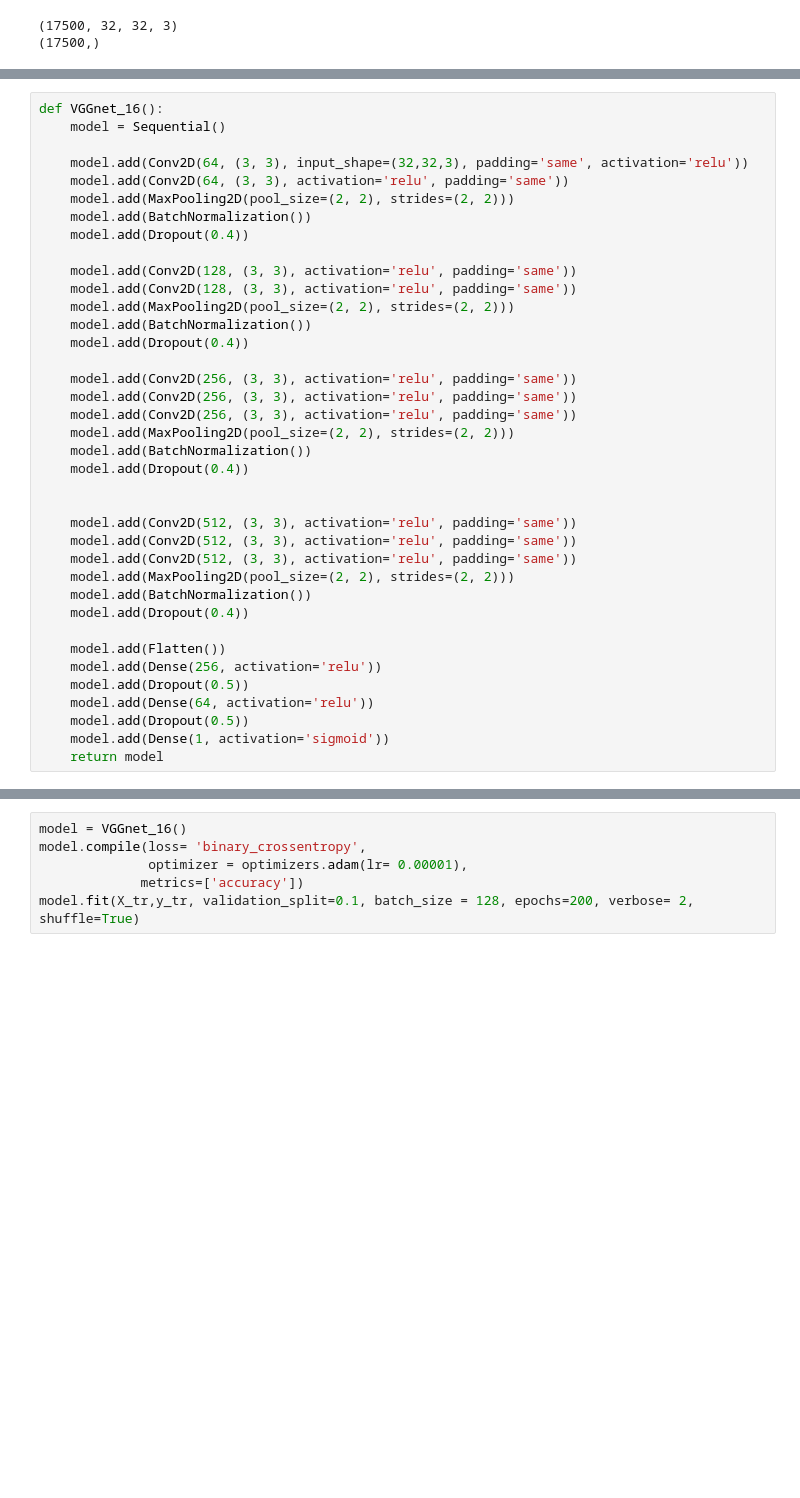
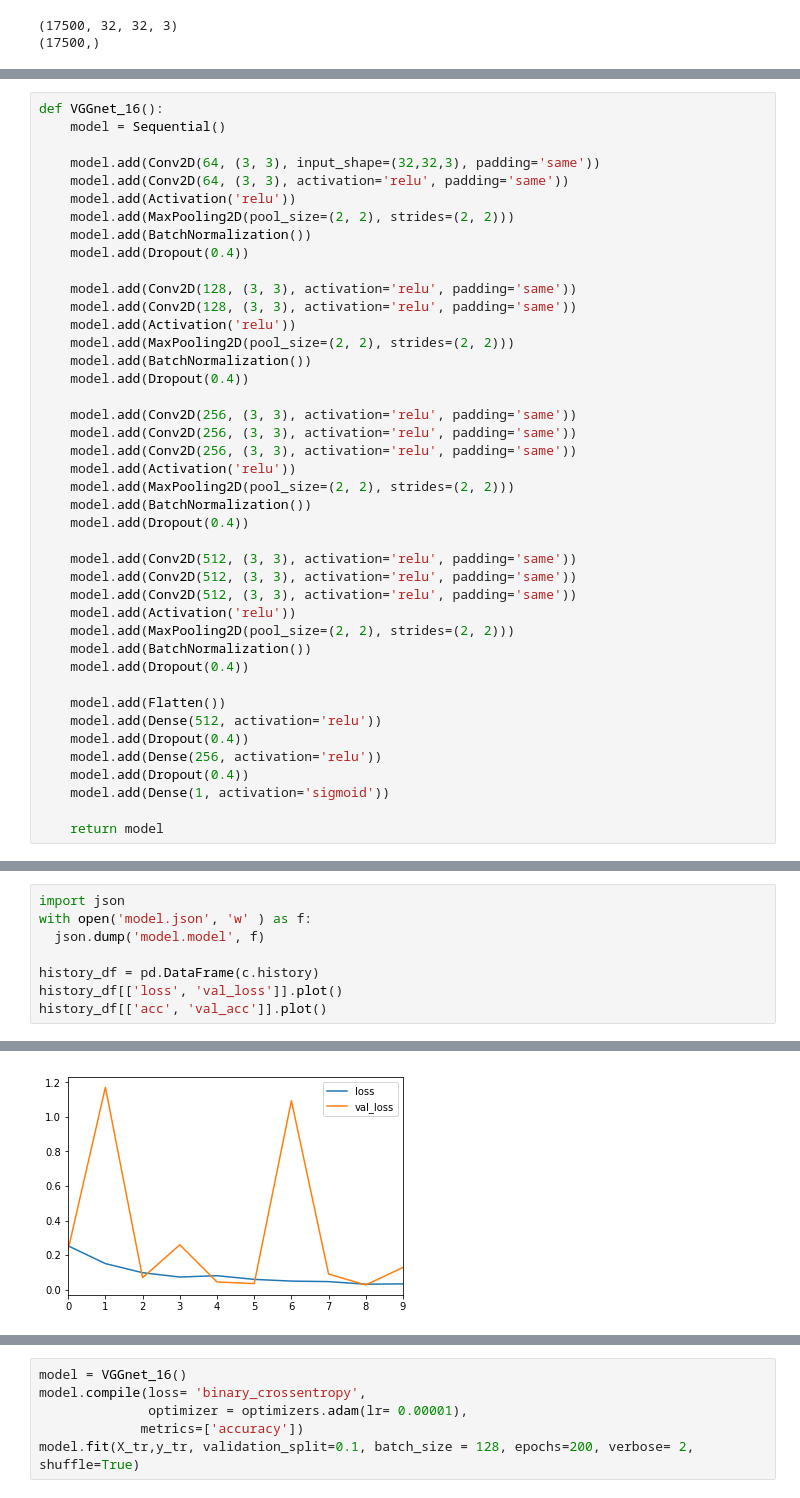
Before and after one commit to redman157/HocML, a Jupyter notebook: object_cactus.ipynb, the cells around one changed output, grey strips where cells are left out. Saved outputs shown, nothing was run; the diff lists cells and outputs as text; blank space fills up the shorter version.

```diff
--- a/object_cactus.ipynb
+++ b/object_cactus.ipynb
@@ -240,14 +281,16 @@ model.fit(X_tr,y_tr, validation_split=0.1, batch_size = 128, epochs=50, verbose=
 def VGGnet_16():
     model = Sequential()
 
-    model.add(Conv2D(64, (3, 3), input_shape=(32,32,3), padding='same', activation='relu'))
+    model.add(Conv2D(64, (3, 3), input_shape=(32,32,3), padding='same'))
     model.add(Conv2D(64, (3, 3), activation='relu', padding='same'))
+    model.add(Activation('relu'))
     model.add(MaxPooling2D(pool_size=(2, 2), strides=(2, 2)))
     model.add(BatchNormalization())
     model.add(Dropout(0.4))
 
     model.add(Conv2D(128, (3, 3), activation='relu', padding='same'))
     model.add(Conv2D(128, (3, 3), activation='relu', padding='same'))
+    model.add(Activation('relu'))
     model.add(MaxPooling2D(pool_size=(2, 2), strides=(2, 2)))
     model.add(BatchNormalization())
     model.add(Dropout(0.4))
@@ -255,23 +298,25 @@ def VGGnet_16():
     model.add(Conv2D(256, (3, 3), activation='relu', padding='same'))
     model.add(Conv2D(256, (3, 3), activation='relu', padding='same'))
     model.add(Conv2D(256, (3, 3), activation='relu', padding='same'))
+    model.add(Activation('relu'))
     model.add(MaxPooling2D(pool_size=(2, 2), strides=(2, 2)))
     model.add(BatchNormalization())
     model.add(Dropout(0.4))
 
-
     model.add(Conv2D(512, (3, 3), activation='relu', padding='same'))
     model.add(Conv2D(512, (3, 3), activation='relu', padding='same'))
     model.add(Conv2D(512, (3, 3), activation='relu', padding='same'))
+    model.add(Activation('relu'))
     model.add(MaxPooling2D(pool_size=(2, 2), strides=(2, 2)))
     model.add(BatchNormalization())
     model.add(Dropout(0.4))
 
     model.add(Flatten())
+    model.add(Dense(512, activation='relu'))
+    model.add(Dropout(0.4))
     model.add(Dense(256, activation='relu'))
-    model.add(Dropout(0.5))
-    model.add(Dense(64, activation='relu'))
-    model.add(Dropout(0.5))
+    model.add(Dropout(0.4))
     model.add(Dense(1, activation='sigmoid'))
+
     return model
 # %%
@@ -301,0 +328,9 @@ Epoch 50/50
+# %%
+import json
+with open('model.json', 'w' ) as f:
+  json.dump('model.model', f)
+
+history_df = pd.DataFrame(c.history)
+history_df[['loss', 'val_loss']].plot()
+history_df[['acc', 'val_acc']].plot()
+# %% [output]
@@ -301,0 +338 @@ Epoch 50/50
+[figure, added]
```
Also changed, not shown: parts of 18 cells of this notebook.
